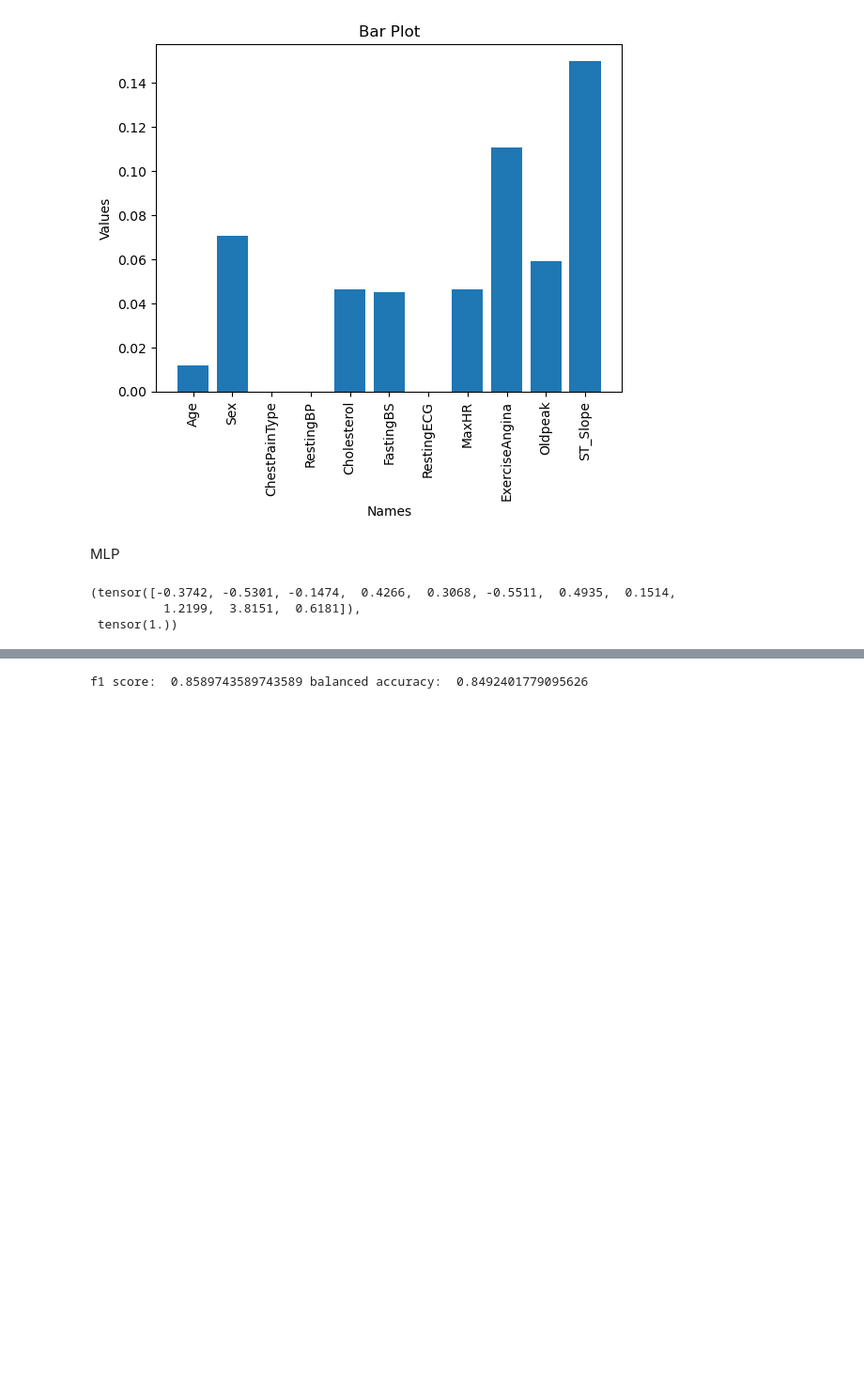
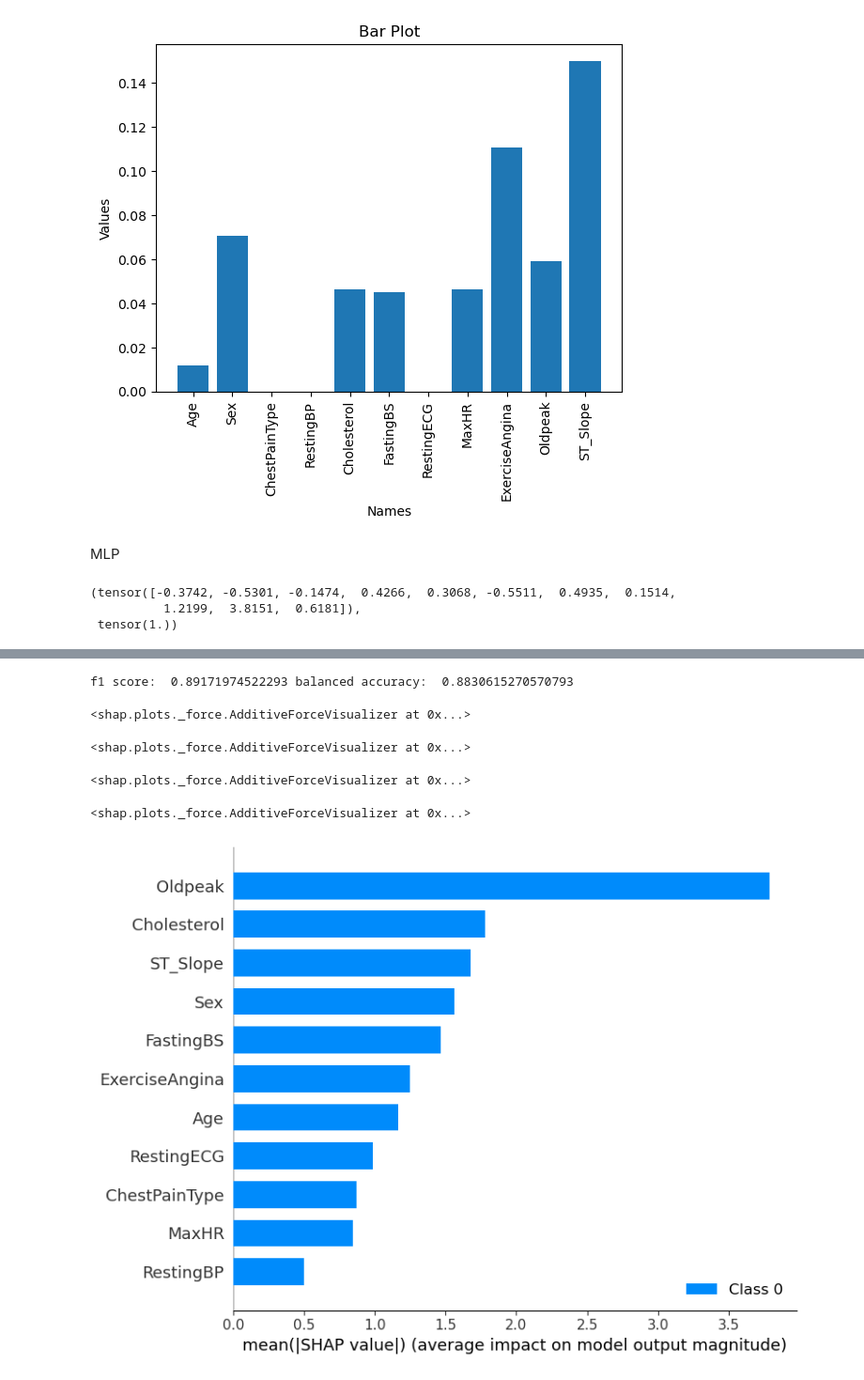
Before and after one commit to zytros/FS24, a Jupyter notebook: ML4HC/Project1/heart_failure.ipynb, the cells around one changed output, grey strips where cells are left out. Shown: that part at 94% size. Cells and saved outputs as stored; diff of their text form; code cells hidden in the pictures; blank space fills up the shorter version.

```diff
--- a/ML4HC/Project1/heart_failure.ipynb
+++ b/ML4HC/Project1/heart_failure.ipynb
@@ -282,5 +284,5 @@ train_loader, test_loader = create_dataloaders_from_arrays(X_train, y_train, X_t
  tensor(1.))
 # %%
 model = MyModel()
-train_model(model, train_loader, test_loader, device='cpu', epochs=10000)
+train_model(model, train_loader, test_loader, device='cpu', epochs=100)
 # %% [output]
@@ -309,4 +311,42 @@ f1Score = f1_score(y_test, preds)
 bAccuracy = balanced_accuracy_score(y_test, preds)
 print('f1 score: ', f1Score, 'balanced accuracy: ', bAccuracy)
 # %% [output]
-f1 score:  0.8589743589743589 balanced accuracy:  0.8492401779095626
+f1 score:  0.89171974522293 balanced accuracy:  0.8830615270570793
+# %%
+def shap_predict_fn(data):
+    model.eval()
+    output = model(torch.tensor(data).float())
+    return output.detach().numpy()
+
+explainer = shap.KernelExplainer(shap_predict_fn, X_train[:20])
+shap_values_1 = explainer.shap_values(X_train[0], nsamples=500)
+shap.force_plot(explainer.expected_value, shap_values_1[0], X_train[0], feature_names=df.columns[:-1])
+
+
+
+
+#no disease: 0,1
+#disease: 2,7
+# %% [output]
+<shap.plots._force.AdditiveForceVisualizer at 0x...>
+# %%
+shap_values_2 = explainer.shap_values(X_train[1], nsamples=500)
+shap.force_plot(explainer.expected_value, shap_values_2[0], X_train[1], feature_names=df.columns[:-1])
+# %% [output]
+<shap.plots._force.AdditiveForceVisualizer at 0x...>
+# %%
+shap_values_2 = explainer.shap_values(X_train[2], nsamples=500)
+shap.force_plot(explainer.expected_value, shap_values_2[0], X_train[2], feature_names=df.columns[:-1])
+# %% [output]
+<shap.plots._force.AdditiveForceVisualizer at 0x...>
+# %%
+shap_values_2 = explainer.shap_values(X_train[7], nsamples=500)
+shap.force_plot(explainer.expected_value, shap_values_2[0], X_train[7], feature_names=df.columns[:-1])
+# %% [output]
+<shap.plots._force.AdditiveForceVisualizer at 0x...>
+# %%
+#explainer = shap.KernelExplainer(shap_predict_fn, X_train[:20])
+shap_values = explainer.shap_values(X_train[:20], nsamples=500)
+shap.summary_plot(shap_values, X_train[:20], feature_names=df.columns[:-1])
+# %% [output]
+[figure, added]
```
Also changed, not shown: parts of 3 cells of this notebook, 1 other file.
